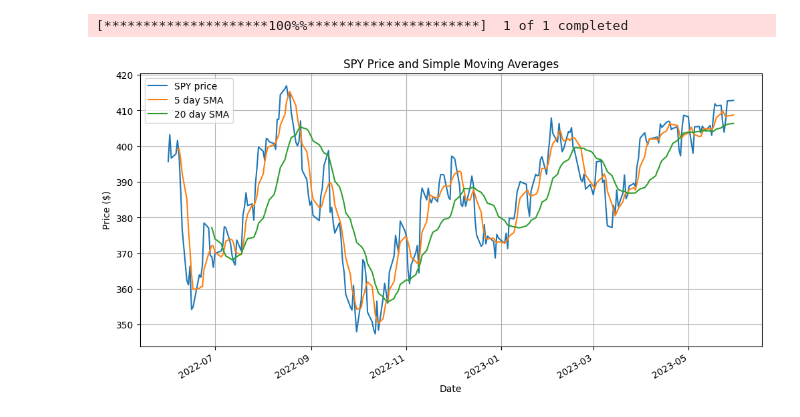
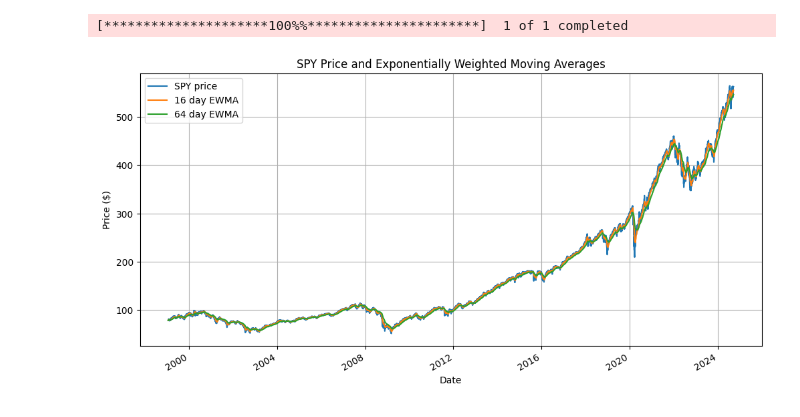
Before and after one commit to yangsu01/funance_blog, a Jupyter notebook: blogs/12-evaluating-strategies/evaluating_strategies.ipynb, the cells around one changed output. Saved outputs shown, nothing was run; the diff lists cells and outputs as text; code cells hidden in the pictures.

```diff
--- a/blogs/12-evaluating-strategies/evaluating_strategies.ipynb
+++ b/blogs/12-evaluating-strategies/evaluating_strategies.ipynb
@@ -19,24 +20,25 @@ from src.utils import get_risk_free_rate
 # %%
-START_DATE = '2022-06-01'
-END_DATE = '2023-05-31'
+START_DATE = '1999-01-21'
+END_DATE = datetime.today().strftime('%Y-%m-%d')
 TICKER = 'SPY'
 
-SHORT_WINDOW = 5
-LONG_WINDOW = 20
+SHORT_WINDOW = 16
+LONG_WINDOW = 64
 
 prices = yf.download(TICKER, start=START_DATE, end=END_DATE)['Adj Close']
+risk_free_rate = get_risk_free_rate(START_DATE, END_DATE)
 # %% [output]
 [*********************100%%**********************]  1 of 1 completed
 # %%
 plt.figure(figsize=(12, 6))
 plt.plot(prices, label=f'{TICKER} price')
-prices.rolling(SHORT_WINDOW).mean().plot(label='5 day SMA')
-prices.rolling(LONG_WINDOW).mean().plot(label='20 day SMA')
+prices.ewm(span=SHORT_WINDOW).mean().plot(label=f'{SHORT_WINDOW} day EWMA')
+prices.ewm(span=LONG_WINDOW).mean().plot(label=f'{LONG_WINDOW} day EWMA')
 plt.xlabel('Date')
 plt.ylabel('Price ($)')
-plt.title(f'{TICKER} Price and Simple Moving Averages')
+plt.title(f'{TICKER} Price and Exponentially Weighted Moving Averages')
 plt.legend()
 plt.grid()
 plt.show()
 # %% [output]
-[figure, old version]
+[figure, new version]
```
Also changed, not shown: parts of 14 cells of this notebook.
